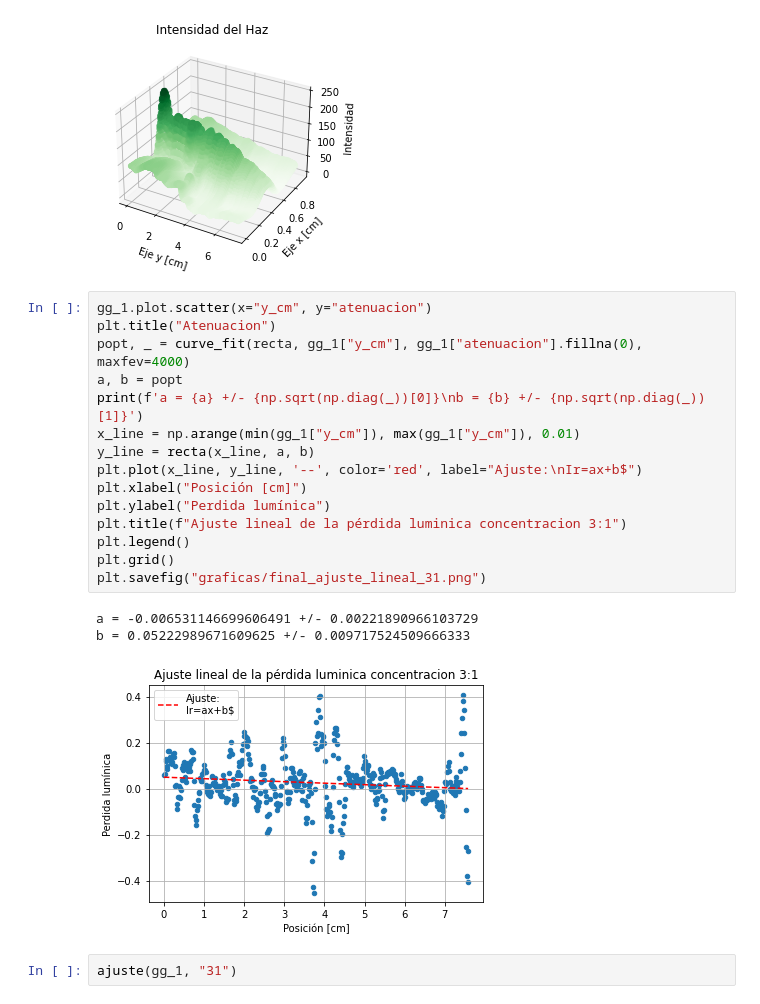
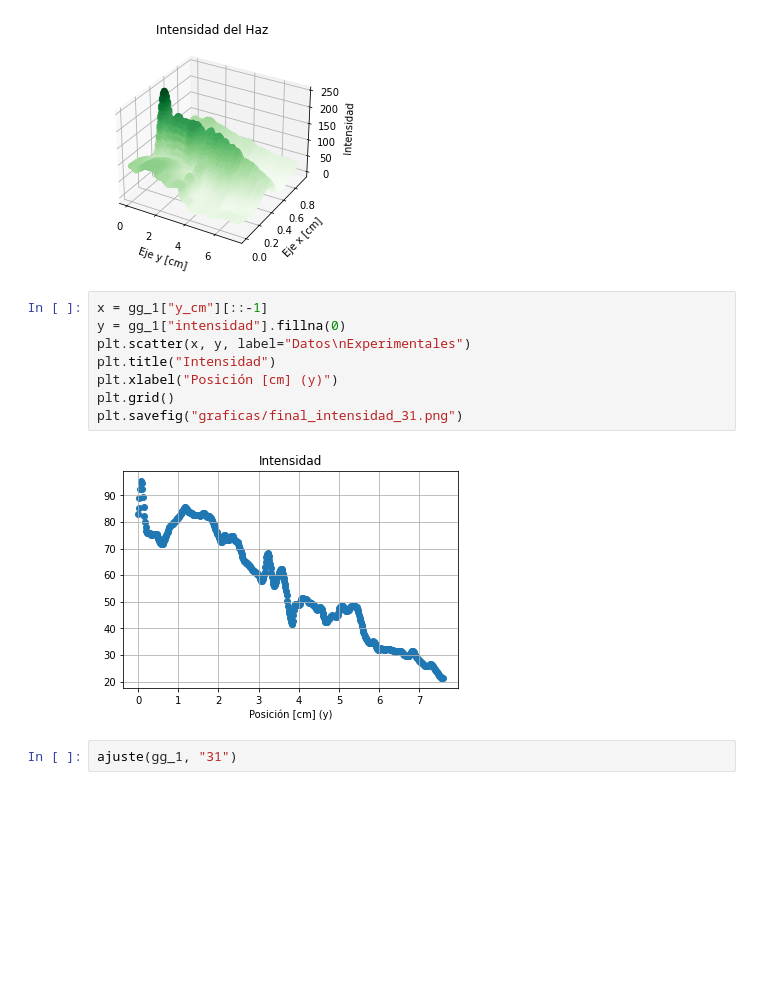
Before and after one commit to emilianolel/guias-de-onda, a Jupyter notebook: notebook/Intensidad_y_coeficiente.ipynb, the cells around one changed output. Drawn from its saved outputs; the diff is of its cells as text; blank space fills up the shorter version.

```diff
--- a/notebook/Intensidad_y_coeficiente.ipynb
+++ b/notebook/Intensidad_y_coeficiente.ipynb
@@ -138,24 +138,15 @@ El archivo arojó un dataframe de 30814 registros y 5 columnas
 ------------- Gráfica de los puntos ---------------
 [figure]
 # %%
-gg_1.plot.scatter(x="y_cm", y="atenuacion")
-plt.title("Atenuacion")
-popt, _ = curve_fit(recta, gg_1["y_cm"], gg_1["atenuacion"].fillna(0), maxfev=4000)
-a, b = popt
-print(f'a = {a} +/- {np.sqrt(np.diag(_))[0]}\nb = {b} +/- {np.sqrt(np.diag(_))[1]}')
-x_line = np.arange(min(gg_1["y_cm"]), max(gg_1["y_cm"]), 0.01)
-y_line = recta(x_line, a, b)
-plt.plot(x_line, y_line, '--', color='red', label="Ajuste:\nIr=ax+b$")
-plt.xlabel("Posición [cm]")
-plt.ylabel("Perdida lumínica")
-plt.title(f"Ajuste lineal de la pérdida luminica concentracion 3:1")
-plt.legend()
+x = gg_1["y_cm"][::-1]
+y = gg_1["intensidad"].fillna(0)
+plt.scatter(x, y, label="Datos\nExperimentales")
+plt.title("Intensidad")
+plt.xlabel("Posición [cm] (y)")
 plt.grid()
-plt.savefig("graficas/final_ajuste_lineal_31.png")
+plt.savefig("graficas/final_intensidad_31.png")
 # %% [output]
-a = -0.006531146699606491 +/- 0.00221890966103729
-b = 0.05222989671609625 +/- 0.009717524509666333
-[figure, old version]
+[figure, new version]
 # %%
 ajuste(gg_1, "31")
 # %% [output]
```
Also changed, not shown: 10 other files.
